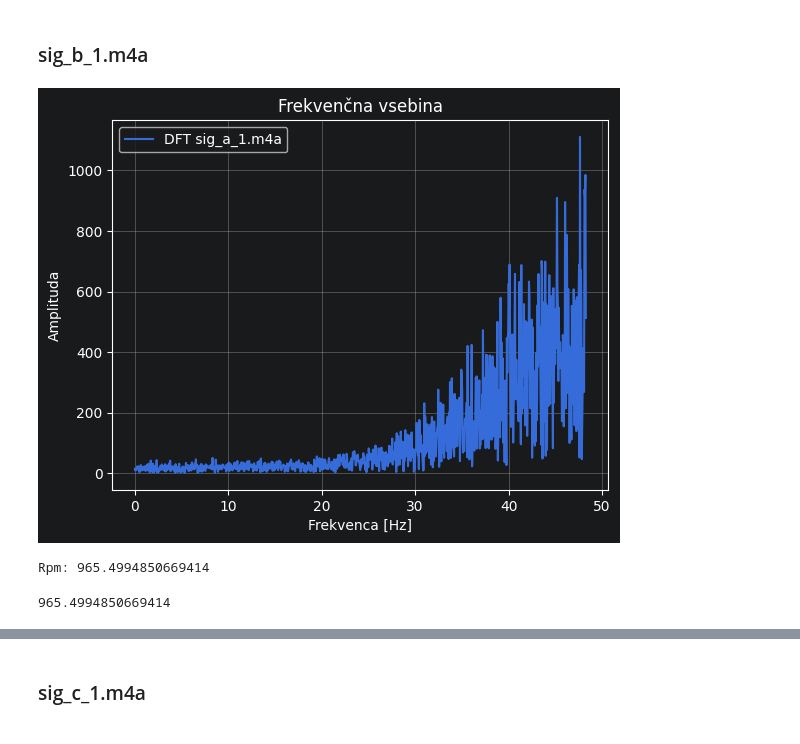
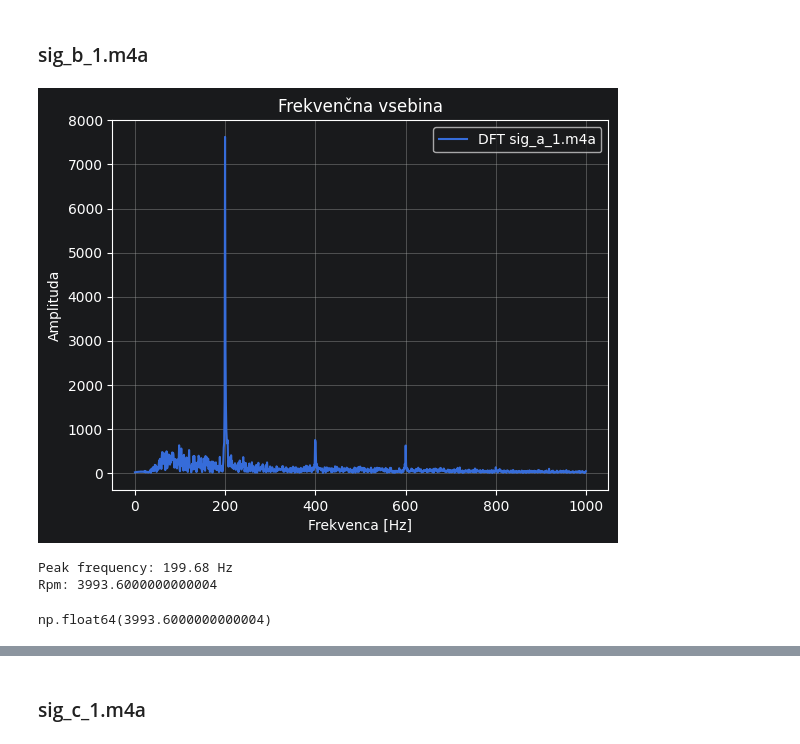
Before and after one commit to IgorPolajzer/ROSiS_Vaja3_DFT_in_Analize_signalov, a Jupyter notebook: porocilo.ipynb, the cells around one changed output, grey strips where cells are left out. Drawn from its saved outputs; the diff is of its cells as text; code cells hidden in the pictures.

```diff
--- a/porocilo.ipynb
+++ b/porocilo.ipynb
@@ -12,22 +12,18 @@ from util import *
 
 reload(util)
 
-MAX_SAMPLE_COUNT = 30000
+c_peak_freqs = []
+c_rpms = []
+
+MAX_SAMPLE_COUNT = 50000
 MAX_FREQS_HZ = 1000
 
 y, Fs = util.read_signal_from_m4a("/home/igor/Desktop/MAG/1_LETNIK/2_SEMESTER/RACUNALNISKA_OBDELAVA_SIGNALOV_IN_SLIK/Vaja_3/naloga_1_rpm/sig_a_1.m4a")
 
 T = len(y) / Fs
-# FIX 3 (continued): Unpack both result and freqs
 y_dft, freqs = dft(y, Fs, MAX_SAMPLE_COUNT, MAX_FREQS_HZ)
-
-# FIX 4 (continued): Pass freqs into plot
 plot_analasys(y_dft, freqs, "DFT sig_a_1.m4a")
 
-# FIX 5: Find the peak frequency from the spectrum instead of using max axis value
-peak_idx = np.argmax(np.abs(y_dft))
-f_blade = freqs[peak_idx]
-print(f"Peak frequency: {f_blade:.2f} Hz")
-
-calculate_rpm(f_blade, 3)
+f_bmp = get_peak_freq(y_dft, freqs)
+calculate_rpm(f_bmp, 10)
 # %% [output]
@@ -39,13 +41,15 @@ np.float64(4448.0)
 ### sig_b_1.m4a
 # %%
 y, Fs = util.read_signal_from_m4a("/home/igor/Desktop/MAG/1_LETNIK/2_SEMESTER/RACUNALNISKA_OBDELAVA_SIGNALOV_IN_SLIK/Vaja_3/naloga_1_rpm/sig_b_1.m4a")
+
 T = len(y) / Fs
-y_dft = np.fft.fft(y)[:MAX_FREQS_HZ]
-max_freq = plot_analasys(y_dft, Fs, T, "DFT sig_a_1.m4a")
+y_dft, freqs = dft(y, Fs, MAX_SAMPLE_COUNT, MAX_FREQS_HZ)
+plot_analasys(y_dft, freqs, "DFT sig_a_1.m4a")
 
-# (izhod dft, blade count)
-calculate_rpm(max_freq, 3)
+f_bmp = get_peak_freq(y_dft, freqs)
+calculate_rpm(f_bmp, 3)
 # %% [output]
-[figure, old version]
+[figure, new version]
-Rpm: 965.4994850669414
+Peak frequency: 199.68 Hz
+Rpm: 3993.6000000000004
-965.4994850669414
+np.float64(3993.6000000000004)
```
Also changed, not shown: parts of 21 cells of this notebook, 2 other files.
